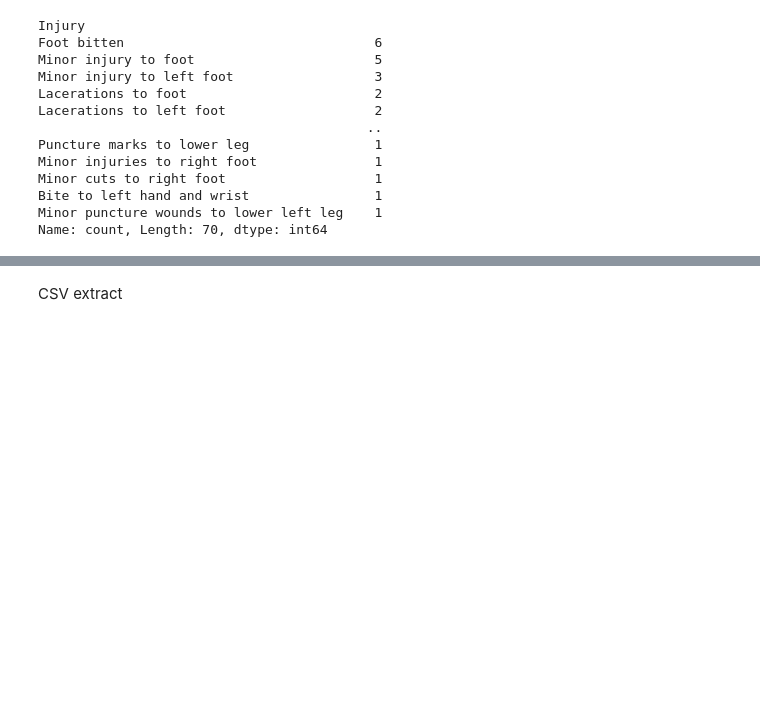
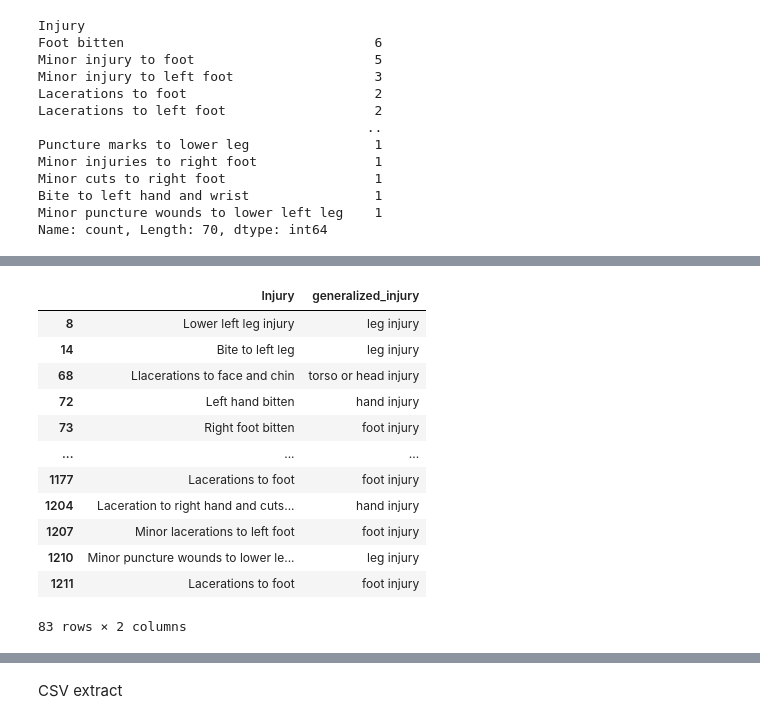
Before and after one commit to TheLazyCactus/Shark_Project, a Jupyter notebook: Shark_attack_working_document.ipynb, the cells around one changed output, grey strips where cells are left out. Saved outputs shown, nothing was run; the diff lists cells and outputs as text; code cells hidden in the pictures; blank space fills up the shorter version.

```diff
--- a/Shark_attack_working_document.ipynb
+++ b/Shark_attack_working_document.ipynb
@@ -664,0 +646,36 @@ Name: Injury, Length: 83, dtype: object
+# %%
+import re
+#Function to generalize injuries
+def generalize_injury(Injury):
+    Injury_lower = Injury.lower()
+# Generalize foot injuries
+    if re.search(r'foot|toe|heel|ankle', Injury_lower):
+        # Looks for "foot","toe", "heel", or "ankle"
+        return 'foot injury'
+    elif re.search(r'leg|knee|calf|thigh', Injury_lower):
+        return 'leg injury'
+    elif re.search(r'hand|finger|wrist', Injury_lower):
+        return 'hand injury'
+    elif re.search(r'arm|forearm|elbow', Injury_lower):
+        return 'arm injury'
+    elif re.search(r'torso|back|head|chin|face', Injury_lower):
+        return 'torso or head injury'
+    else:
+        return 'Unknown injury'
+# Apply the function to the 'injury' column
+shark_data_volusia['generalized_injury'] = shark_data_volusia['Injury'].apply(generalize_injury)
+shark_data_volusia[['Injury', 'generalized_injury']]
+# %% [output]
+|  | Injury | generalized_injury |
+| 8 | Lower left leg injury | leg injury |
+| 14 | Bite to left leg | leg injury |
+| 68 | Llacerations to face and chin | torso or head injury |
+| 72 | Left hand bitten | hand injury |
+| 73 | Right foot bitten | foot injury |
+| ... | ... | ... |
+| 1177 | Lacerations to foot | foot injury |
+| 1204 | Laceration to right hand and cuts... | hand injury |
+| 1207 | Minor lacerations to left foot | foot injury |
+| 1210 | Minor puncture wounds to lower le... | leg injury |
+| 1211 | Lacerations to foot | foot injury |
+83 rows × 2 columns
```
Also changed, not shown: parts of 5 cells of this notebook, 1 other file.
